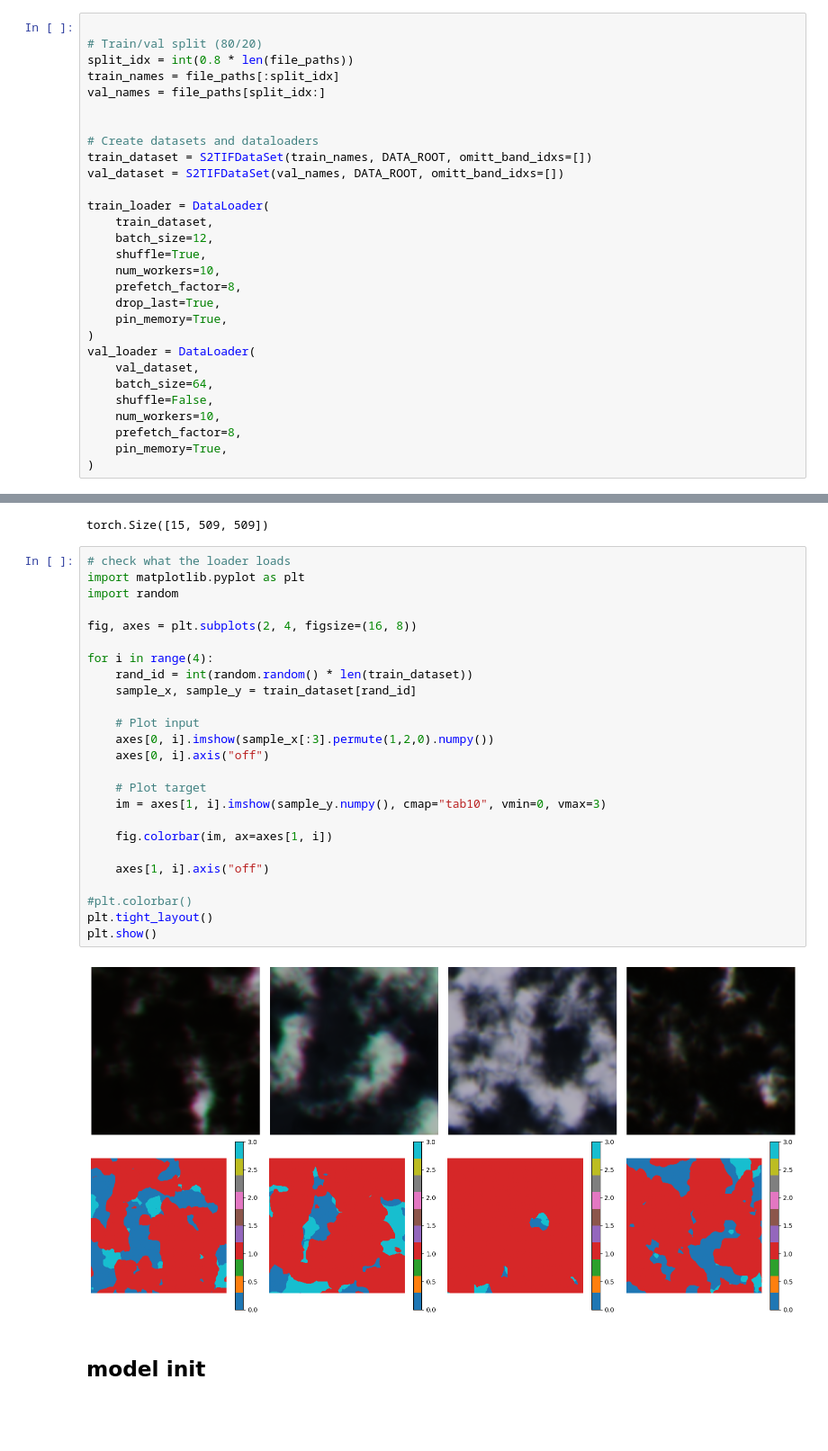
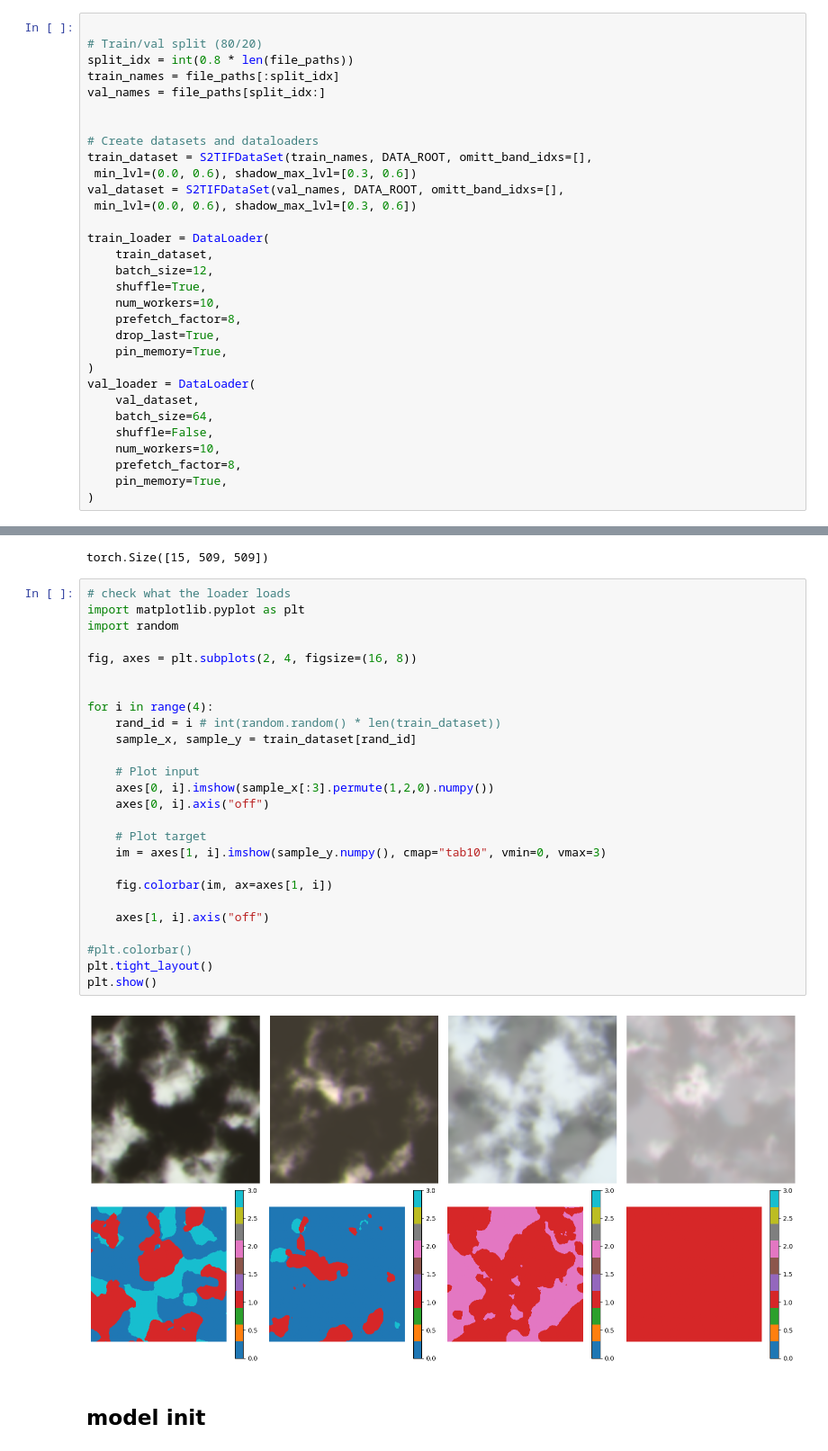
Before and after one commit to GebTorte/dataset, a Jupyter notebook: test_training.ipynb, the cells around one changed output, grey strips where cells are left out. Shown at 90% size. Saved outputs shown, nothing was run; the diff lists cells and outputs as text; blank space fills up the shorter version.

```diff
--- a/test_training.ipynb
+++ b/test_training.ipynb
@@ -67,8 +67,10 @@ val_names = file_paths[split_idx:]
 
 
 # Create datasets and dataloaders
-train_dataset = S2TIFDataSet(train_names, DATA_ROOT, omitt_band_idxs=[])
-val_dataset = S2TIFDataSet(val_names, DATA_ROOT, omitt_band_idxs=[])
+train_dataset = S2TIFDataSet(train_names, DATA_ROOT, omitt_band_idxs=[],
+ min_lvl=(0.0, 0.6), shadow_max_lvl=[0.3, 0.6])
+val_dataset = S2TIFDataSet(val_names, DATA_ROOT, omitt_band_idxs=[],
+ min_lvl=(0.0, 0.6), shadow_max_lvl=[0.3, 0.6])
 
 train_loader = DataLoader(
     train_dataset,
@@ -104,30 +106,31 @@ torch.Size([15, 509, 509])
 # %%
 # check what the loader loads
 import matplotlib.pyplot as plt
 import random
 
 fig, axes = plt.subplots(2, 4, figsize=(16, 8))
 
+
 for i in range(4):
-    rand_id = int(random.random() * len(train_dataset))
+    rand_id = i # int(random.random() * len(train_dataset))
     sample_x, sample_y = train_dataset[rand_id]
 
     # Plot input
     axes[0, i].imshow(sample_x[:3].permute(1,2,0).numpy())
     axes[0, i].axis("off")
 
     # Plot target
     im = axes[1, i].imshow(sample_y.numpy(), cmap="tab10", vmin=0, vmax=3)
 
     fig.colorbar(im, ax=axes[1, i])
 
     axes[1, i].axis("off")
 
 #plt.colorbar()
 plt.tight_layout()
 plt.show()
 # %% [output]
-[figure, old version]
+[figure, new version]
 # %% [markdown]
 ## model init
 # %%
```
Also changed, not shown: 5 other files.
